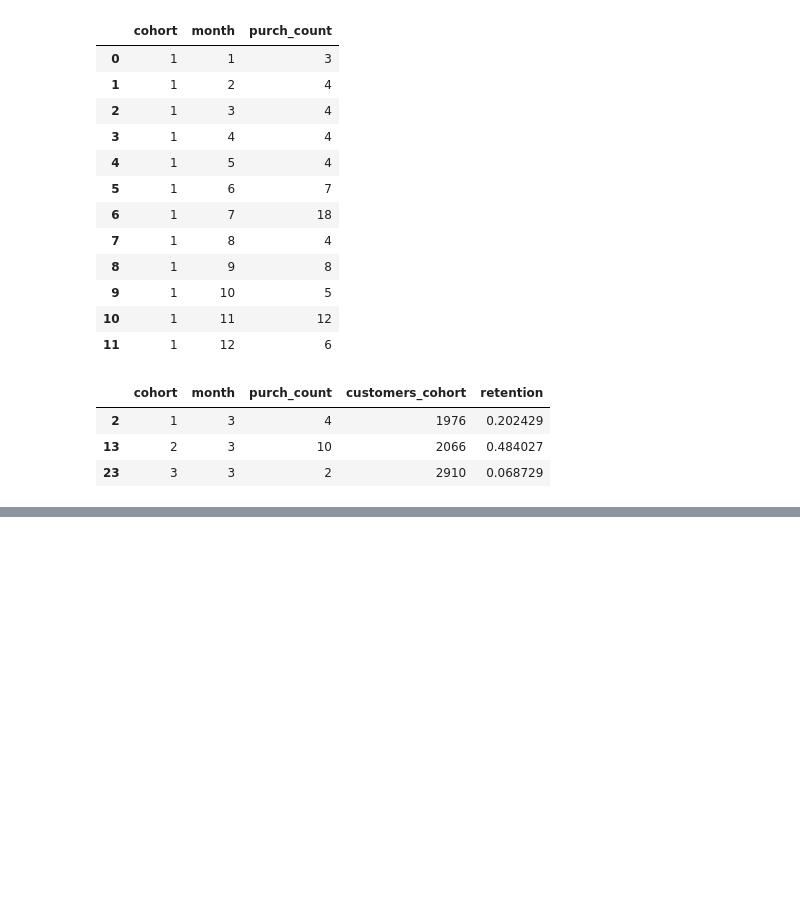
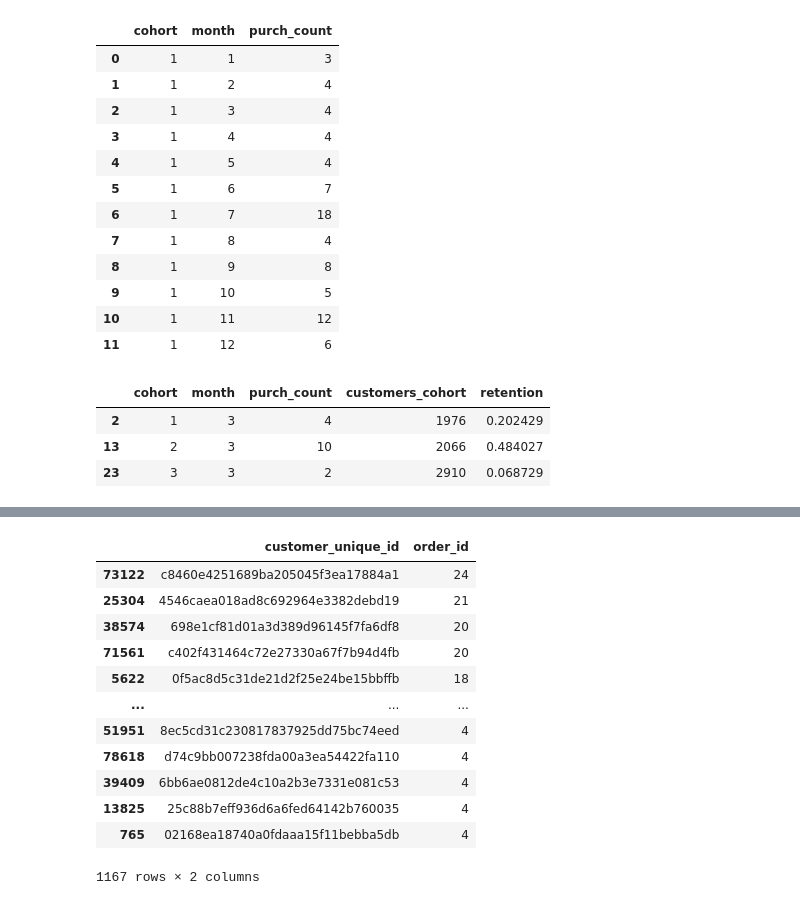
Before and after one commit to defaultisch/first_project, a Jupyter notebook: ecom_project.ipynb, the cells around one changed output, grey strips where cells are left out. Drawn from its saved outputs; the diff is of its cells as text; code cells hidden in the pictures; blank space fills up the shorter version.

```diff
--- a/ecom_project.ipynb
+++ b/ecom_project.ipynb
@@ -671,0 +672,19 @@ retention_table.query('month == 3')
+# %%
+customers_orders_full.groupby('customer_unique_id', as_index = False) \
+    .agg({'order_id' : 'count'}) \
+    .sort_values('order_id', ascending = False) \
+    .query('order_id > 3')
+# %% [output]
+|  | customer_unique_id | order_id |
+| 73122 | c8460e4251689ba205045f3ea17884a1 | 24 |
+| 25304 | 4546caea018ad8c692964e3382debd19 | 21 |
+| 38574 | 698e1cf81d01a3d389d96145f7fa6df8 | 20 |
+| 71561 | c402f431464c72e27330a67f7b94d4fb | 20 |
+| 5622 | 0f5ac8d5c31de21d2f25e24be15bbffb | 18 |
+| ... | ... | ... |
+| 51951 | 8ec5cd31c230817837925dd75bc74eed | 4 |
+| 78618 | d74c9bb007238fda00a3ea54422fa110 | 4 |
+| 39409 | 6bb6ae0812de4c10a2b3e7331e081c53 | 4 |
+| 13825 | 25c88b7eff936d6a6fed64142b760035 | 4 |
+| 765 | 02168ea18740a0fdaaa15f11bebba5db | 4 |
+1167 rows × 2 columns
```
Also changed, not shown: parts of 39 cells of this notebook, 1 other file.
